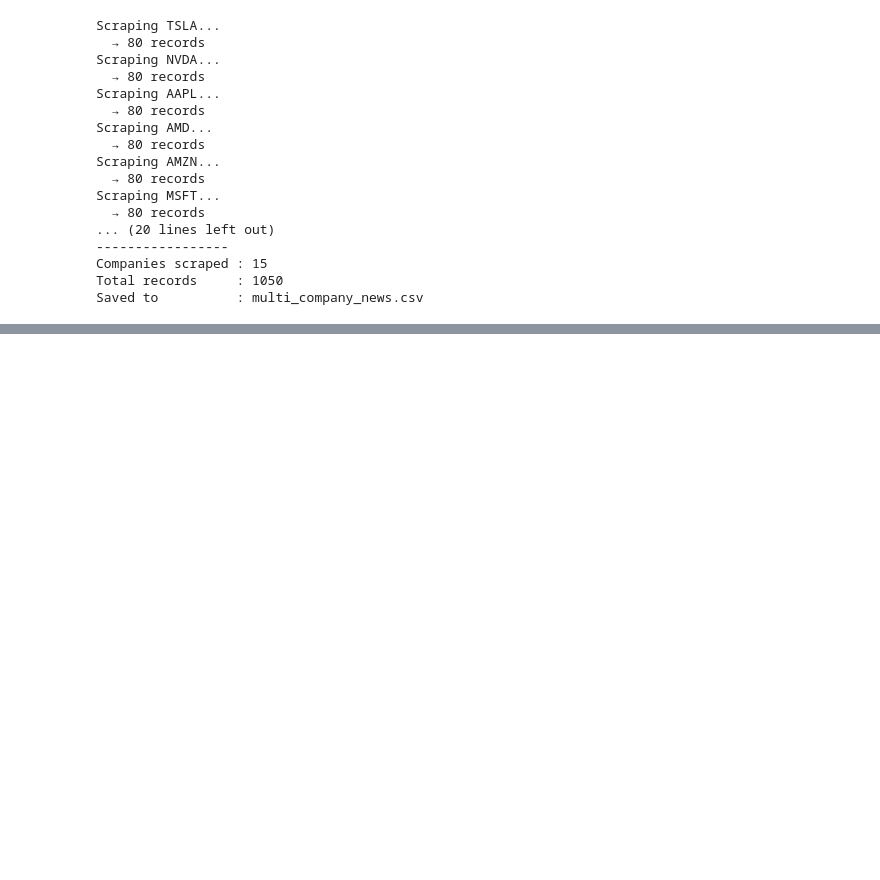
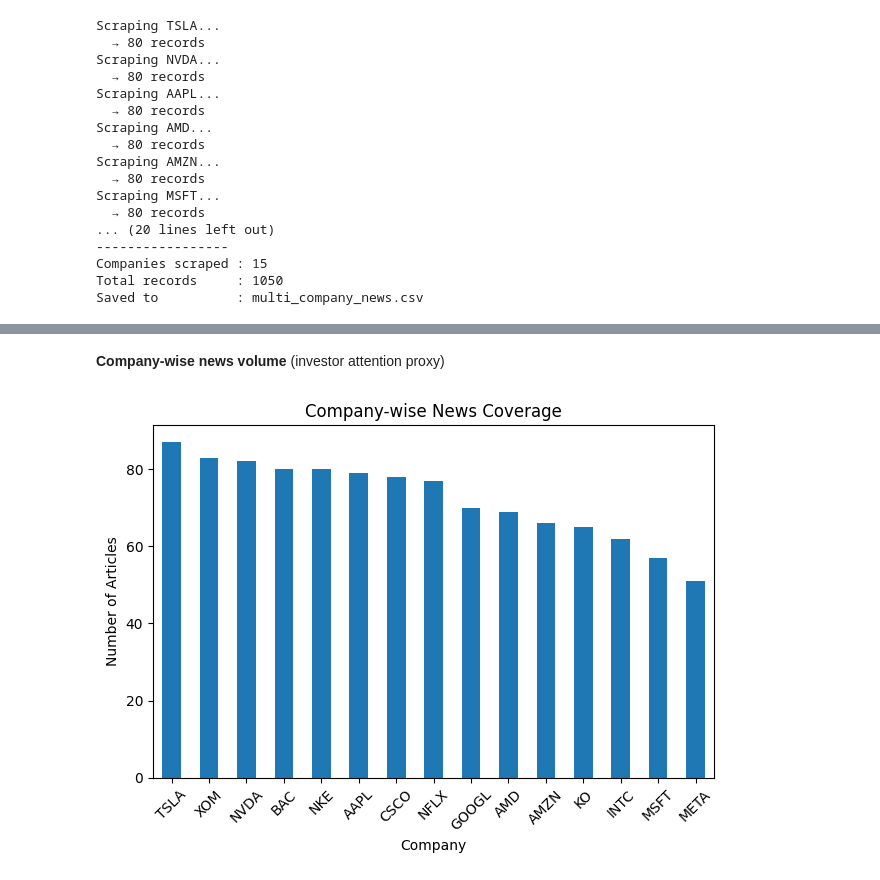
Before and after one commit to koistav1212/AcuTrader-backend, a Jupyter notebook: ml_service/market_news_scrapper.ipynb, the cells around one changed output, grey strips where cells are left out. Saved outputs shown, nothing was run; the diff lists cells and outputs as text; code cells hidden in the pictures; blank space fills up the shorter version.

```diff
--- a/ml_service/market_news_scrapper.ipynb
+++ b/ml_service/market_news_scrapper.ipynb
@@ -291,0 +755,15 @@ Saved to          : multi_company_news.csv
+# %% [markdown]
+**Company-wise news volume** (investor attention proxy)
+# %%
+company_counts = df["ticker"].value_counts()
+
+plt.figure()
+company_counts.plot(kind="bar")
+plt.title("Company-wise News Coverage")
+plt.xlabel("Company")
+plt.ylabel("Number of Articles")
+plt.xticks(rotation=45)
+plt.tight_layout()
+plt.show()
+# %% [output]
+[figure, added]
```
Also changed, not shown: parts of 7 cells of this notebook, 11 other files.
